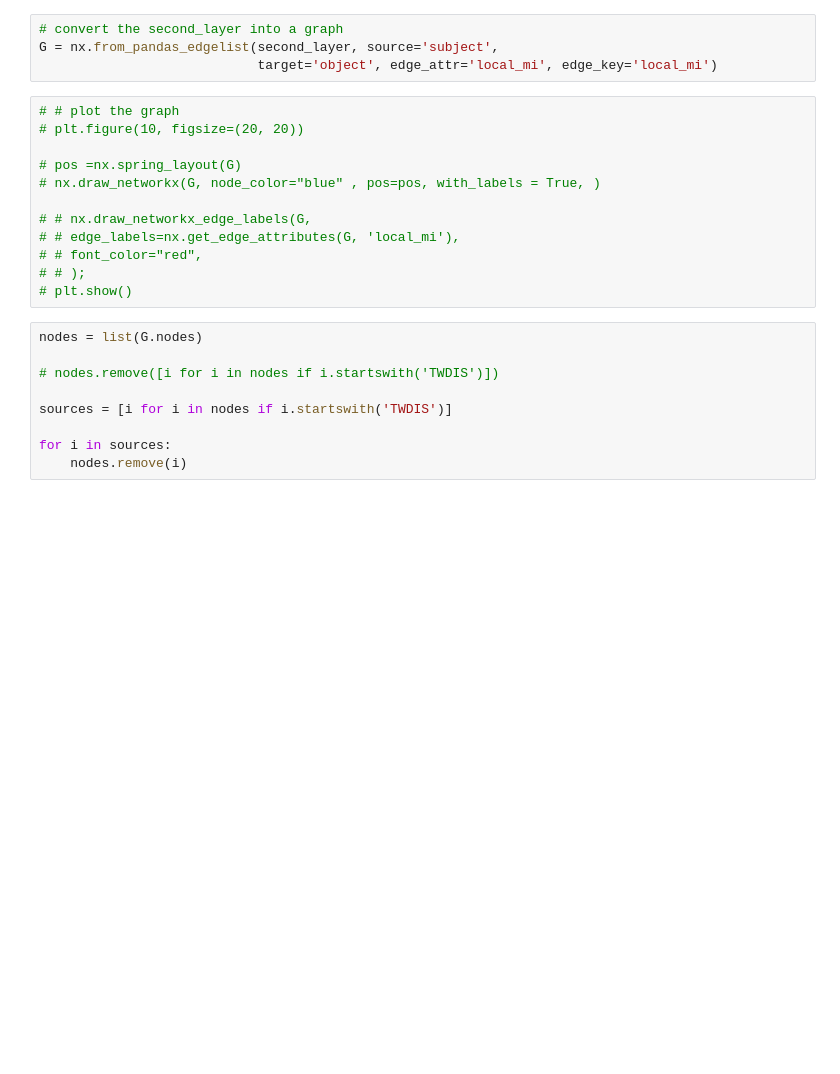
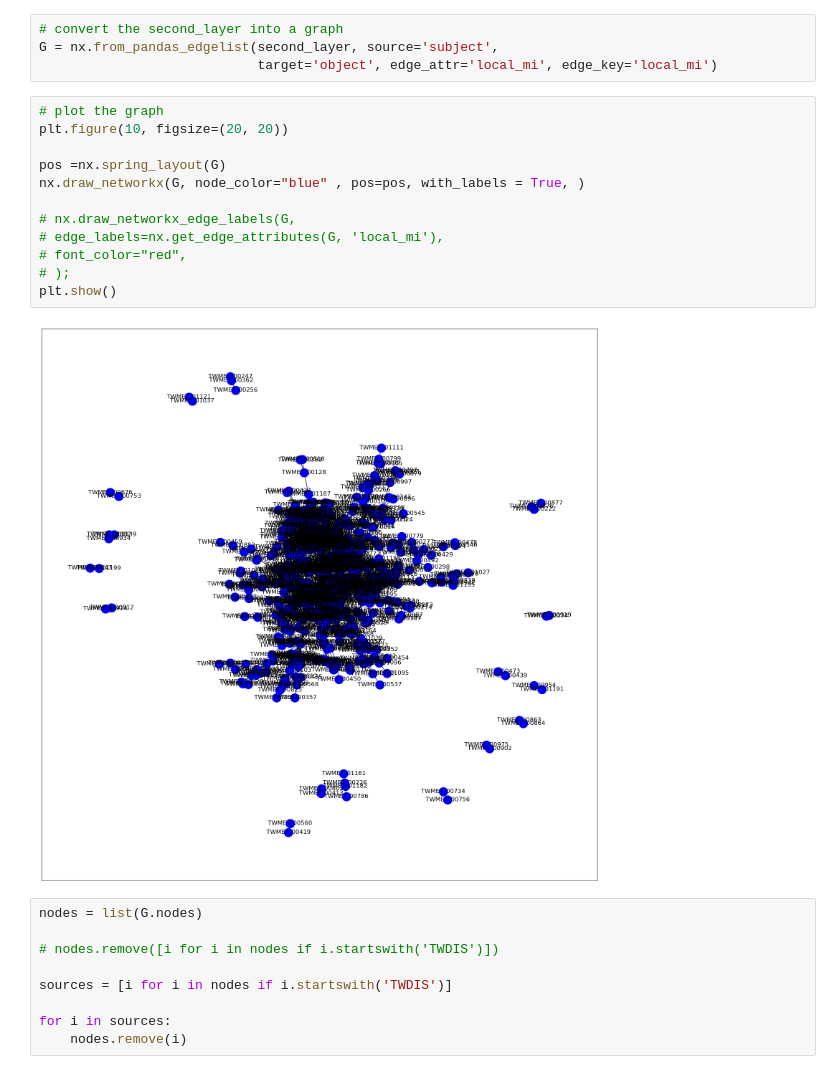
Before and after one commit to Anisah-bb/grad_project, a Jupyter notebook: internship.ipynb, the cells around one changed output. Drawn from its saved outputs; the diff is of its cells as text; blank space fills up the shorter version.

```diff
--- a/internship.ipynb
+++ b/internship.ipynb
@@ -65,17 +66,19 @@ nx.draw_networkx(g, node_color="blue" , pos=pos, with_labels = True)
 G = nx.from_pandas_edgelist(second_layer, source='subject',
                             target='object', edge_attr='local_mi', edge_key='local_mi')
 # %%
-# # plot the graph
-# plt.figure(10, figsize=(20, 20))
+# plot the graph
+plt.figure(10, figsize=(20, 20))
 
-# pos =nx.spring_layout(G)
-# nx.draw_networkx(G, node_color="blue" , pos=pos, with_labels = True, )
+pos =nx.spring_layout(G)
+nx.draw_networkx(G, node_color="blue" , pos=pos, with_labels = True, )
 
-# # nx.draw_networkx_edge_labels(G,
-# # edge_labels=nx.get_edge_attributes(G, 'local_mi'),
-# # font_color="red",
-# # );
-# plt.show()
+# nx.draw_networkx_edge_labels(G,
+# edge_labels=nx.get_edge_attributes(G, 'local_mi'),
+# font_color="red",
+# );
+plt.show()
+# %% [output]
+[figure, added]
 # %%
 nodes = list(G.nodes)
 
```
Also changed, not shown: parts of 33 cells of this notebook, 2 other files.
